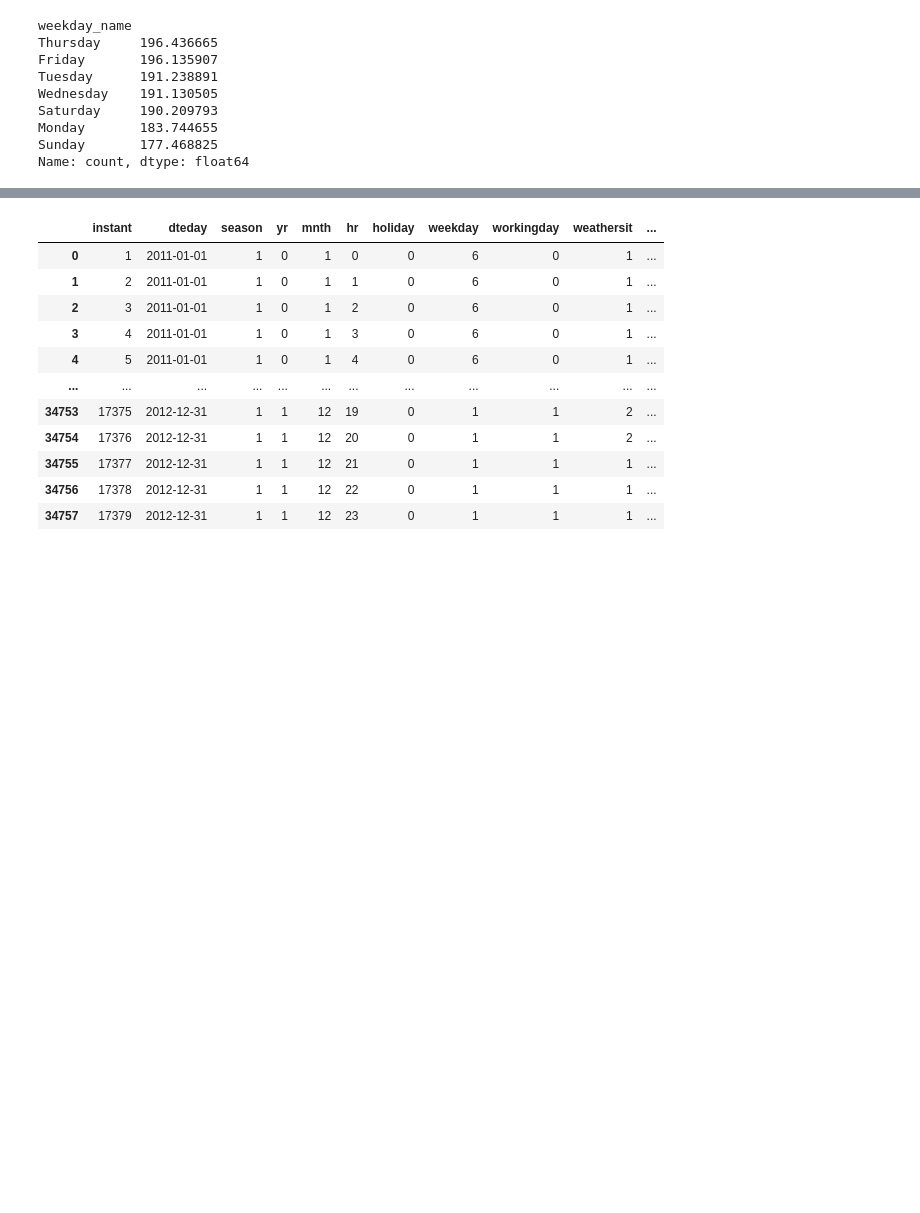
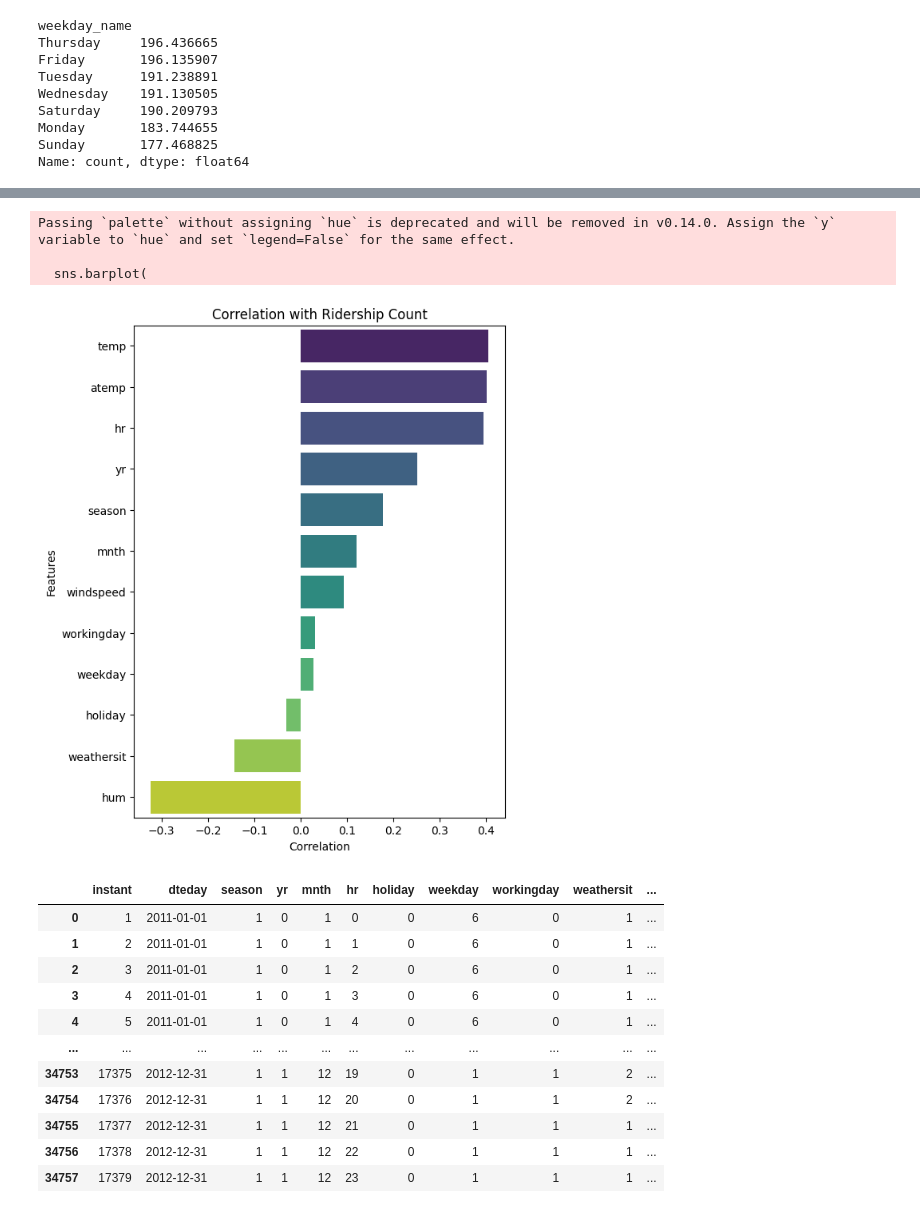
Before and after one commit to sjsu-cs133-s26/team8-capitalbikeshare-ridership, a Jupyter notebook: notebooks/hour.ipynb, the cells around one changed output, grey strips where cells are left out. Saved outputs shown, nothing was run; the diff lists cells and outputs as text; code cells hidden in the pictures; blank space fills up the shorter version.

```diff
--- a/notebooks/hour.ipynb
+++ b/notebooks/hour.ipynb
@@ -339,0 +363,4 @@ Name: count, dtype: float64
+# %%
+ridership_count_corr = hour.corr(numeric_only=True)['count'].sort_values(ascending=False)
+corr = ridership_count_corr.drop(['count'])
+corr
@@ -340,3 +384,22 @@ Name: count, dtype: float64
+# %%
+plt.figure(figsize=(6,8))
+
+corr = corr.drop(['registered', 'casual', 'instant'])
+sns.barplot(
+    x=corr.values,
+    y=corr.index,
+    palette='viridis'
+)
+
+plt.title('Correlation with Ridership Count')
+plt.xlabel('Correlation')
+plt.ylabel('Features')
+plt.show()
+# %% [output]
+Passing `palette` without assigning `hue` is deprecated and will be removed in v0.14.0. Assign the `y` variable to `hue` and set `legend=False` for the same effect.
+
+  sns.barplot(
+[figure, added]
 # %%
 # Using melt to prepare our line plot data
 melted_hour = hour.melt(
```
Also changed, not shown: parts of 5 cells of this notebook.
